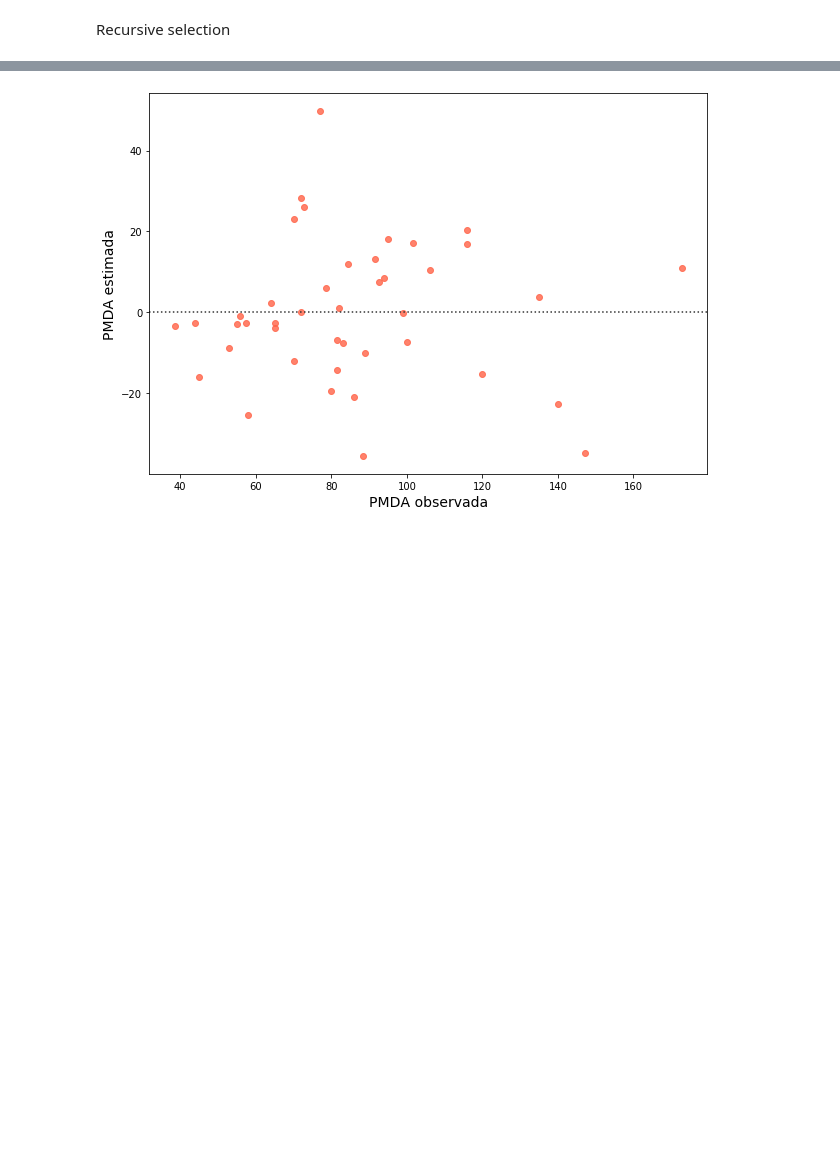
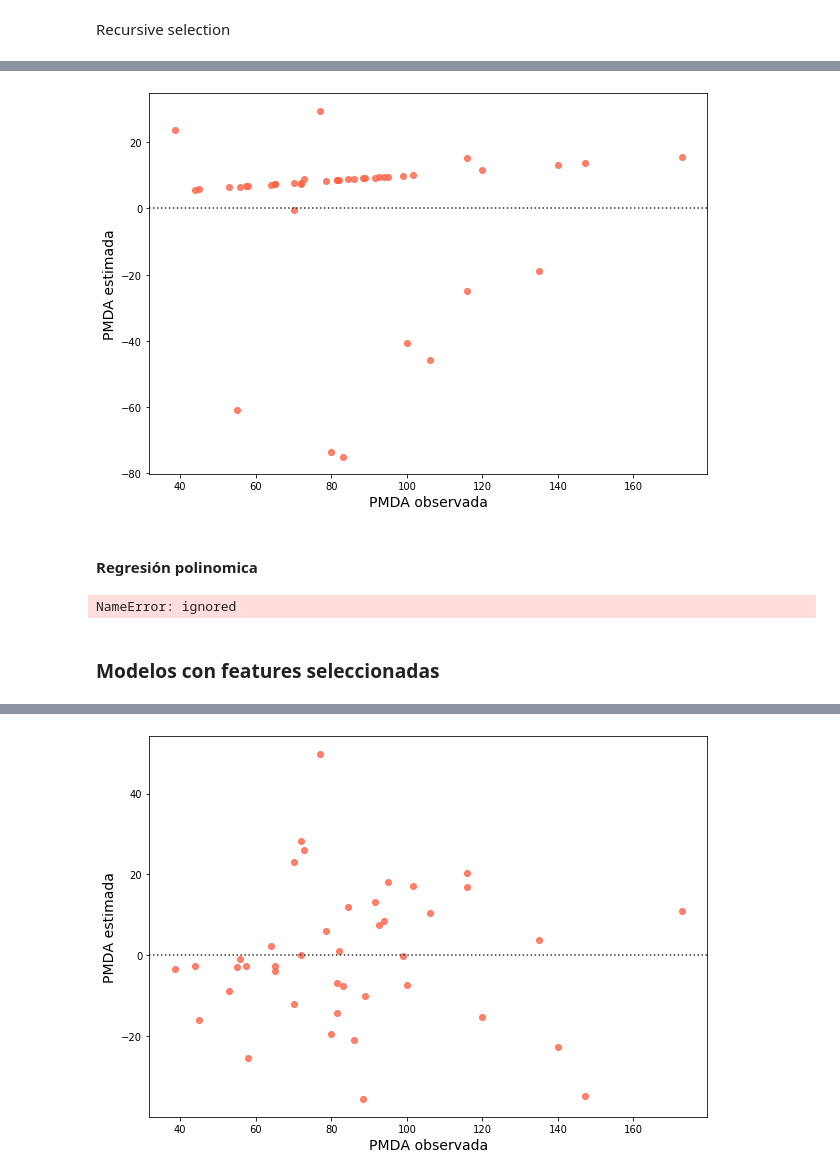
Before and after one commit to gringonivoli/diplo2020-mentoria-prediccion-lluvias-extremas, a Jupyter notebook: TP3_Alessio.ipynb, the cells around one changed output, grey strips where cells are left out. Saved outputs shown, nothing was run; the diff lists cells and outputs as text; code cells hidden in the pictures; blank space fills up the shorter version.

```diff
--- a/TP3_Alessio.ipynb
+++ b/TP3_Alessio.ipynb
@@ -727,3 +814,49 @@ selected_feature = names[fit.support_]
+# %%
+import seaborn as sns
+
+df_prediction = {'y': y, 'y_pred': fitted_model.predict(X.drop(['PMDA', 'omm_id'], axis = 1))}
+df_prediction = pd.DataFrame(data=df_prediction)
+
+fig = plt.figure(figsize = (10, 7))
+sns.residplot(df_prediction.y, df_prediction.y_pred, color='tomato')
+
+# title and labels
+plt.xlabel('PMDA observada', size=14)
+plt.ylabel('PMDA estimada', size=14);
+# %% [output]
+[figure, added]
+# %% [markdown]
+#### Regresión polinomica
+# %%
+from sklearn.preprocessing import PolynomialFeatures
+from sklearn.pipeline import make_pipeline
+
+train_errors = []
+test_errors = []
+
+degrees = [1, 2, 3, 4, 5, 6, 7, 8, 9]
+
+X = X_train
+y = y_train
+
+for degree in degrees:
+    # train:
+    model = make_pipeline(PolynomialFeatures(degree), LinearRegression())
+    model.fit(X_train, y_train)
+
+    # predict:
+    y_train_pred = model.predict(X_train)
+    y_test_pred = model.predict(X_test)
+
+    # evaluate:
+    train_error = mean_squared_error(y_train, y_train_pred)
+    test_error = mean_squared_error(y_test, y_test_pred)
+    train_errors.append(train_error)
+    test_errors.append(test_error)
+# %% [output]
+NameError: ignored
+# %% [markdown]
+### Modelos con features seleccionadas
 # %%
 from sklearn.model_selection import train_test_split, KFold
 from sklearn.preprocessing import PolynomialFeatures
```
Also changed, not shown: parts of 16 cells of this notebook.
